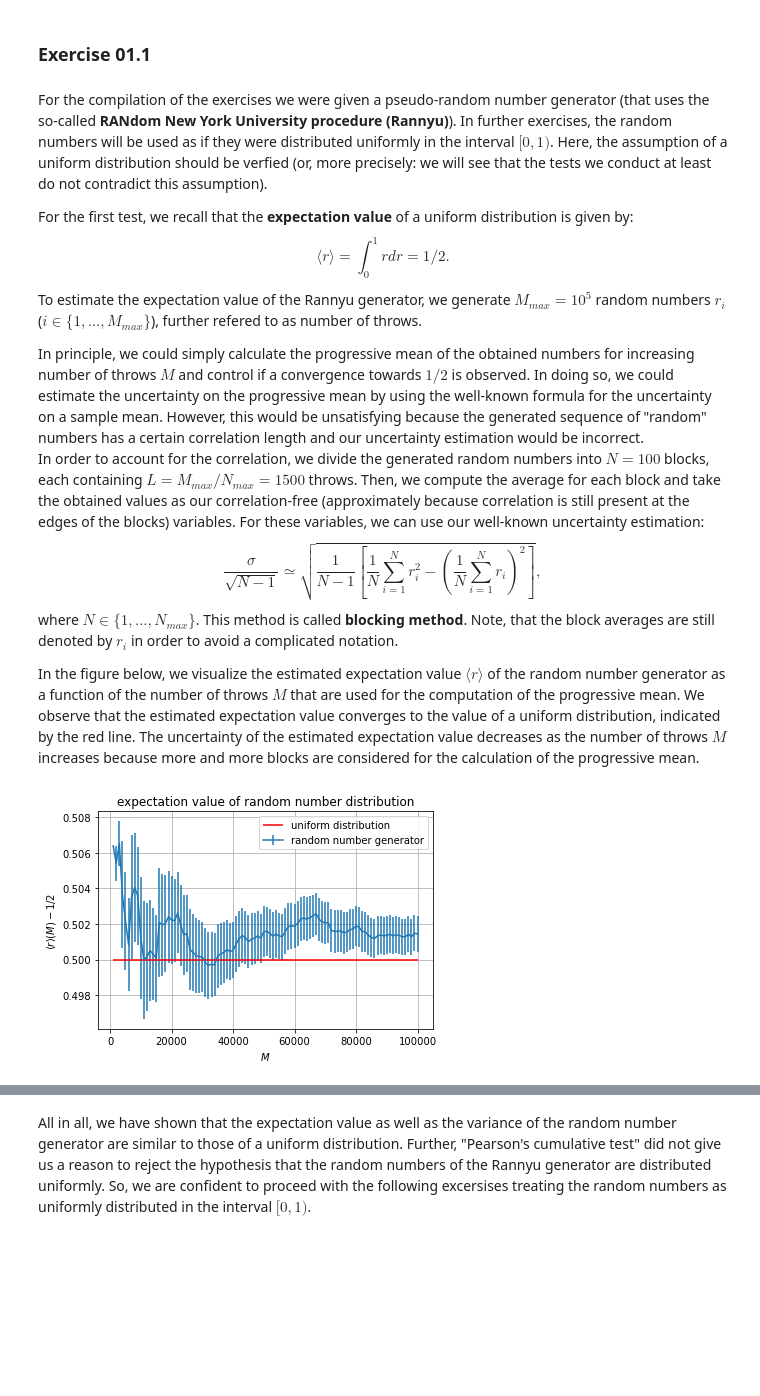
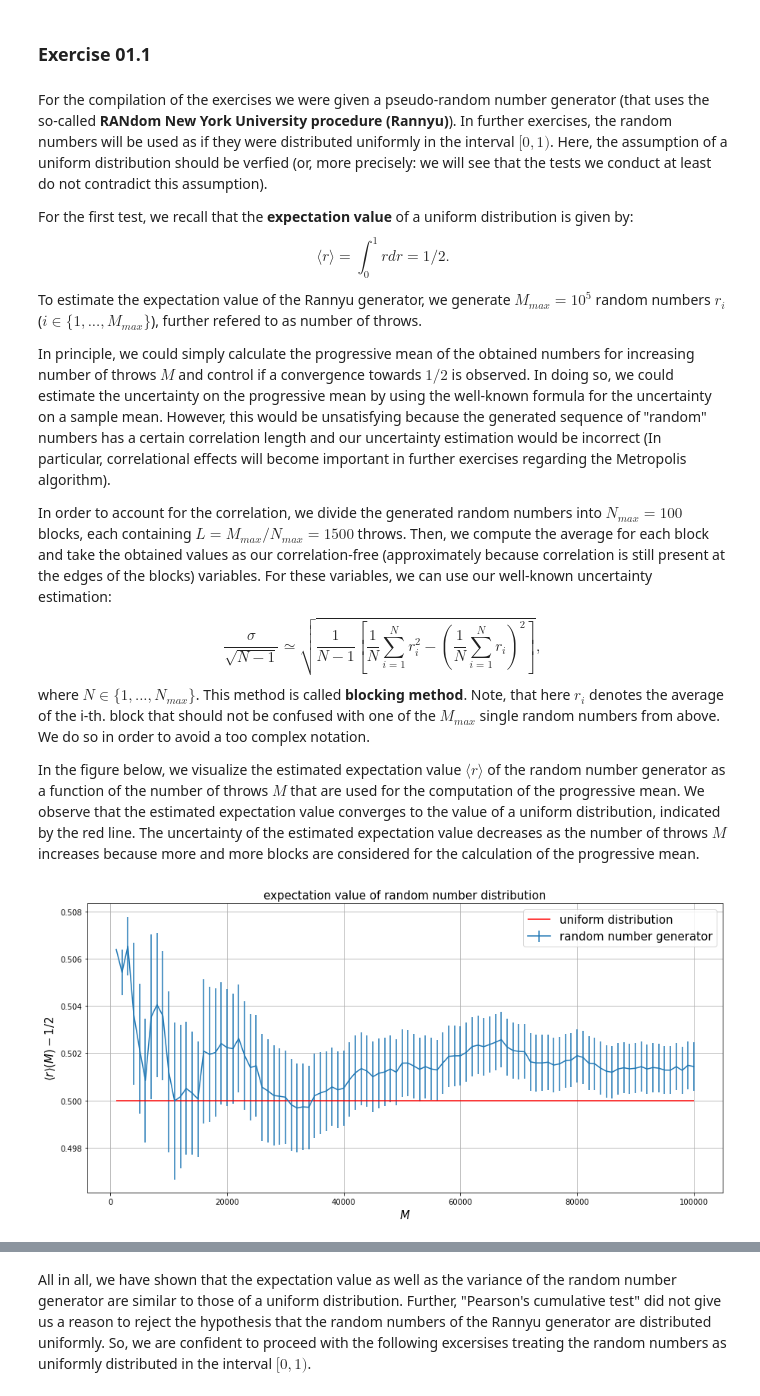
Before and after one commit to lukas-hermans/LSN_exercises, a Jupyter notebook: ex1/LSN_Exercises_01.ipynb, the cells around one changed output, grey strips where cells are left out. Saved outputs shown, nothing was run; the diff lists cells and outputs as text; code cells hidden in the pictures; blank space fills up the shorter version.

```diff
--- a/ex1/LSN_Exercises_01.ipynb
+++ b/ex1/LSN_Exercises_01.ipynb
@@ -11,29 +11,31 @@ For the first test, we recall that the **expectation value** of a uniform distri
 $$\langle r \rangle = \int_0^1 r dr = 1/2.$$
 To estimate the expectation value of the Rannyu generator, we generate $M_{max} = 10^5$ random numbers $r_i$ ($i \in \{1, ..., M_{max}\}$), further refered to as number of throws.
 
-In principle, we could simply calculate the progressive mean of the obtained numbers for increasing number of throws $M$ and control if a convergence towards $1/2$ is observed. In doing so, we could estimate the uncertainty on the progressive mean by using the well-known formula for the uncertainty on a sample mean. However, this would be unsatisfying because the generated sequence of "random" numbers has a certain correlation length and our uncertainty estimation would be incorrect. \
-In order to account for the correlation, we divide the generated random numbers into $N=100$ blocks, each containing $L = M_{max} / N_{max} = 1500$ throws. Then, we compute the average for each block and take the obtained values as our correlation-free (approximately because correlation is still present at the edges of the blocks) variables.
+In principle, we could simply calculate the progressive mean of the obtained numbers for increasing number of throws $M$ and control if a convergence towards $1/2$ is observed. In doing so, we could estimate the uncertainty on the progressive mean by using the well-known formula for the uncertainty on a sample mean. However, this would be unsatisfying because the generated sequence of "random" numbers has a certain correlation length and our uncertainty estimation would be incorrect (In particular, correlational effects will become important in further exercises regarding the Metropolis algorithm).
+
+In order to account for the correlation, we divide the generated random numbers into $N_{max}=100$ blocks, each containing $L = M_{max} / N_{max} = 1500$ throws. Then, we compute the average for each block and take the obtained values as our correlation-free (approximately because correlation is still present at the edges of the blocks) variables.
 For these variables, we can use our well-known uncertainty estimation:
 $$\frac{\sigma}{\sqrt{N-1}} \simeq \sqrt{\frac{1}{N-1} \left[ \frac{1}{N} \sum_{i=1}^N r^2_i - \left( \frac{1}{N} \sum_{i=1}^N r_i \right)^2 \right]},$$
 where $N \in \{1, ..., N_{max}\}$.
-This method is called **blocking method**. Note, that the block averages are still denoted by $r_i$ in order to avoid a complicated notation.
+This method is called **blocking method**. Note, that here $r_i$ denotes the average of the i-th. block that should not be confused with one of the $M_{max}$ single random numbers from above. We do so in order to avoid a too complex notation.
 
 In the figure below, we visualize the estimated expectation value $\langle r \rangle $ of the random number generator as a function of the number of throws $M$ that are used for the computation of the progressive mean. We observe that the estimated expectation value converges to the value of a uniform distribution, indicated by the red line. The uncertainty of the estimated expectation value decreases as the number of throws $M$ increases because more and more blocks are considered for the calculation of the progressive mean.
 # %%
 import numpy as np
 import matplotlib.pyplot as plt
 
+plt.figure(figsize=(15, 7))
 M, r_mean, r_mean_error = np.loadtxt("data/r_vs_M.txt", delimiter=',', skiprows=1, unpack = 'True')
 plt.errorbar(M, r_mean, r_mean_error, label='random number generator')
 plt.hlines(0.5, min(M), max(M), color='r', label='uniform distribution')
-plt.xlabel(r"$M$")
-plt.ylabel(r"$\langle r \rangle(M) - 1/2$")
-plt.title("expectation value of random number distribution")
-plt.legend()
+plt.xlabel(r"$M$", size=15)
+plt.ylabel(r"$\langle r \rangle(M) - 1/2$", size=15)
+plt.title("expectation value of random number distribution", size=15)
+plt.legend(fontsize=15)
 plt.grid()
 plt.show()
 # %% [output]
-[figure, old version]
+[figure, new version]
 # %% [markdown]
 For the second test, we recall that the **variance** $\sigma^2$ of a uniform distribution can be computed to:
 $$\sigma^2 = \langle (r - \langle r \rangle)^2 \rangle = \int_0^1 (r-1/2)^2 dr = 1/12,$$
```
Also changed, not shown: parts of 4 cells of this notebook, 44 other files.
